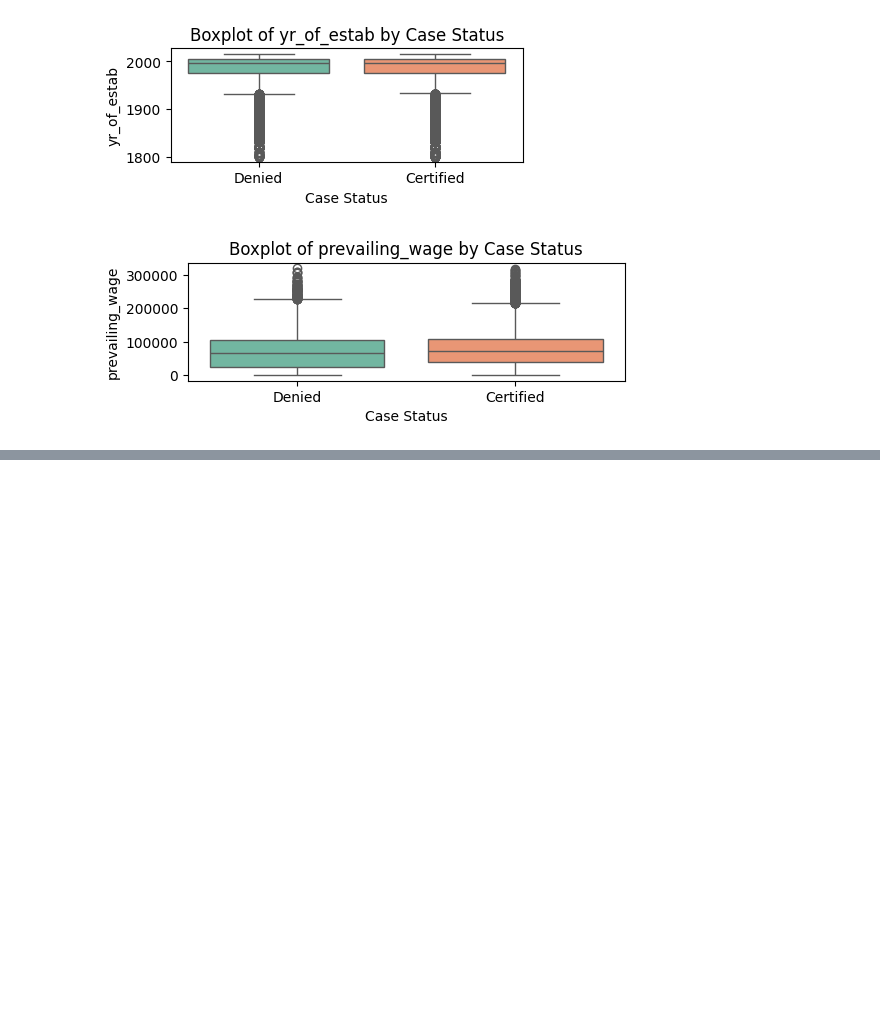
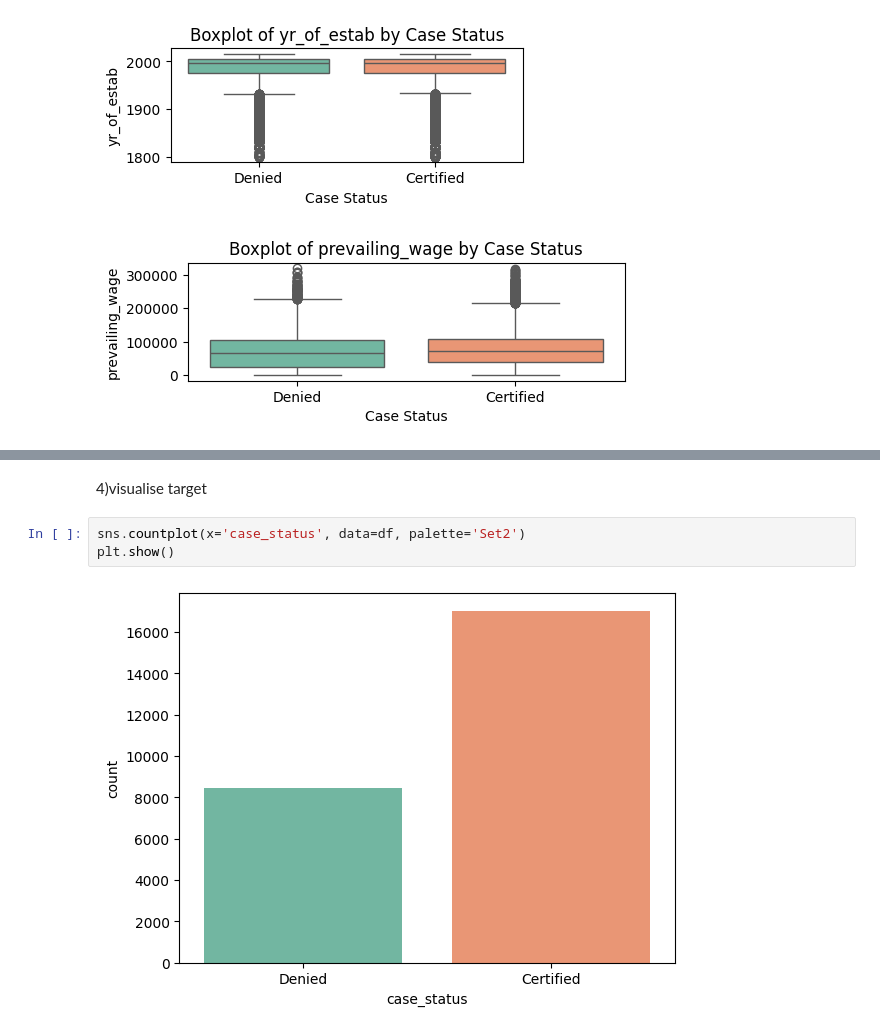
Before and after one commit to iqbal-svg/mlops-production-ready-machine-learning-project, a Jupyter notebook: notebook/1_eda_us_visa.ipynb, the cells around one changed output, grey strips where cells are left out. Saved outputs shown, nothing was run; the diff lists cells and outputs as text; blank space fills up the shorter version.

```diff
--- a/notebook/1_eda_us_visa.ipynb
+++ b/notebook/1_eda_us_visa.ipynb
@@ -354,0 +379,7 @@ plt.show()
+# %% [markdown]
+4)visualise target
+# %%
+sns.countplot(x='case_status', data=df, palette='Set2')
+plt.show()
+# %% [output]
+[figure, added]
```
Also changed, not shown: parts of 3 cells of this notebook.
